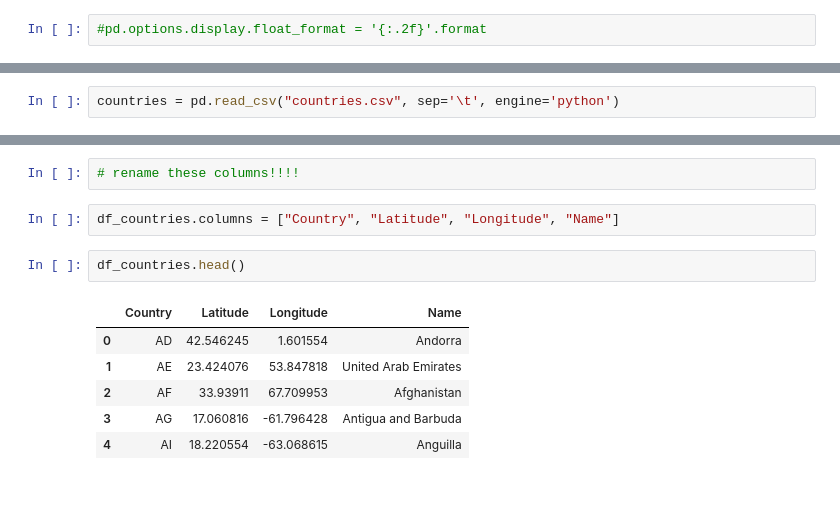
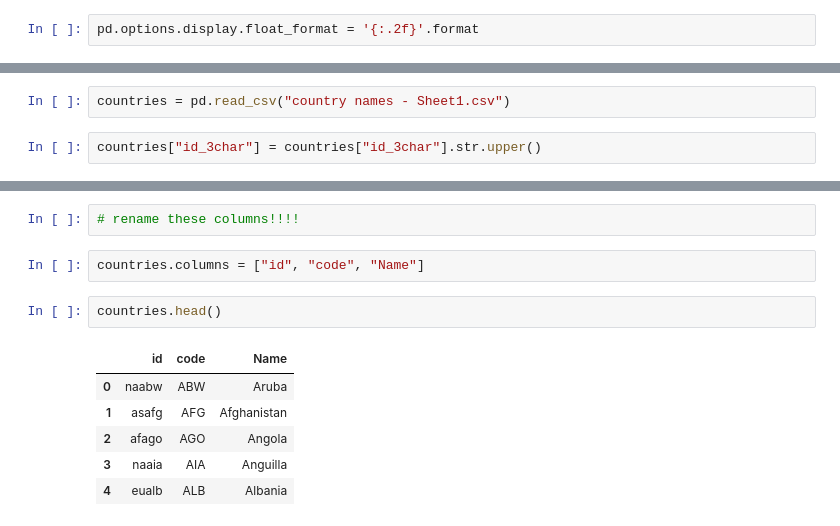
Before and after one commit to JulienAssouline/data-studios-projects, a Jupyter notebook: code/Python_bootcamp/Class 2 - Pandas.ipynb, the cells around one changed output, grey strips where cells are left out. Saved outputs shown, nothing was run; the diff lists cells and outputs as text; blank space fills up the shorter version.

```diff
--- a/code/Python_bootcamp/Class 2 - Pandas.ipynb
+++ b/code/Python_bootcamp/Class 2 - Pandas.ipynb
@@ -183,7 +184,7 @@ country_dest_sum.head()
 | 3 | AND | 1255339.40 |
 | 4 | ARE | 26415443.25 |
 # %%
-#pd.options.display.float_format = '{:.2f}'.format
+pd.options.display.float_format = '{:.2f}'.format
 # %%
 country_dest_sum.sort_values(by = "export_val", ascending = False, inplace = True)
 country_dest_sum.head()
@@ -197,7 +198,9 @@ country_dest_sum.head()
 # %%
 #https://stackoverflow.com/questions/12468179/unicodedecodeerror-utf8-codec-cant-decode-byte-0x9c
 # %%
-countries = pd.read_csv("countries.csv", sep='\t', engine='python')
+countries = pd.read_csv("country names - Sheet1.csv")
+# %%
+countries["id_3char"] = countries["id_3char"].str.upper()
 # %%
 countries.head()
 # %% [output]
@@ -221,13 +213,13 @@ df_countries.head()
 # %%
 # rename these columns!!!!
-# %%
-df_countries.columns = ["Country", "Latitude", "Longitude", "Name"]
+# %%
+countries.columns = ["id", "code", "Name"]
 # %%
-df_countries.head()
+countries.head()
 # %% [output]
-|  | Country | Latitude | Longitude | Name |
-| 0 | AD | 42.546245 | 1.601554 | Andorra |
-| 1 | AE | 23.424076 | 53.847818 | United Arab Emirates |
-| 2 | AF | 33.93911 | 67.709953 | Afghanistan |
-| 3 | AG | 17.060816 | -61.796428 | Antigua and Barbuda |
-| 4 | AI | 18.220554 | -63.068615 | Anguilla |
+|  | id | code | Name |
+| 0 | naabw | ABW | Aruba |
+| 1 | asafg | AFG | Afghanistan |
+| 2 | afago | AGO | Angola |
+| 3 | naaia | AIA | Anguilla |
+| 4 | eualb | ALB | Albania |
```
Also changed, not shown: parts of 18 cells of this notebook, 3 other files.
